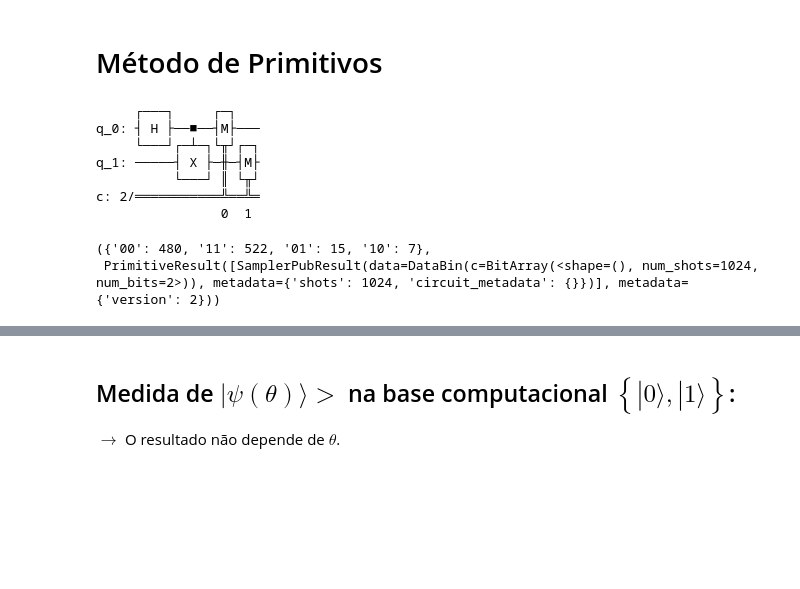
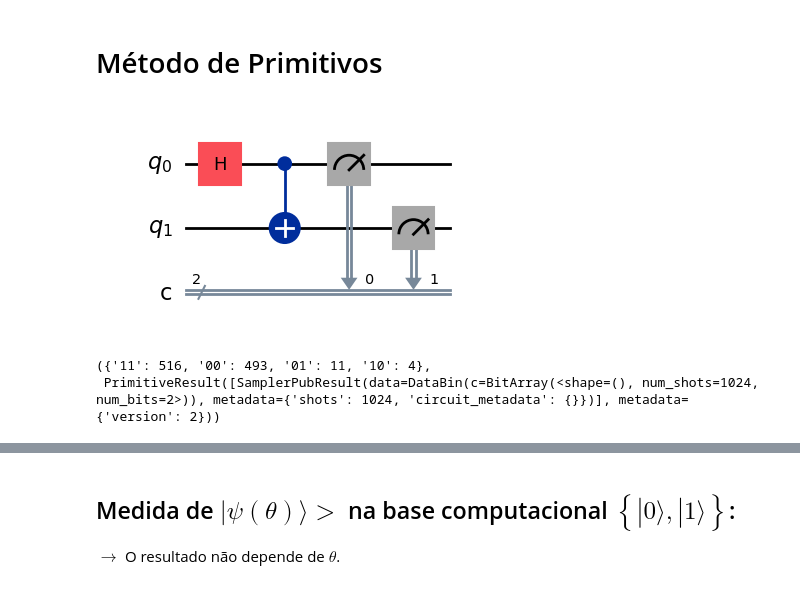
Before and after one commit to LucioFassarella/COP, a Jupyter notebook: curso_QC_FaseRelativa.ipynb, the cells around one changed output, grey strips where cells are left out. Cells and saved outputs as stored; diff of their text form; code cells hidden in the pictures; blank space fills up the shorter version.

```diff
--- a/curso_QC_FaseRelativa.ipynb
+++ b/curso_QC_FaseRelativa.ipynb
@@ -155,26 +151,21 @@ def qiskit_sampler(circuito_com_medidas, shots = None, backend = None):
 # %%
 '''
 Teste
 '''
 
 qc = QuantumCircuit(2,2)
 qc.h(0)
 qc.cx(0,1)
 qc.measure([0,1],[0,1])
-print(qc)
+#print(qc)
+display(qc.draw('mpl'))
 
 resultado = qiskit_sampler(qc)
 resultado
 # %% [output]
+[figure, added]
-     ┌───┐     ┌─┐
-q_0: ┤ H ├──■──┤M├───
-     └───┘┌─┴─┐└╥┘┌─┐
-q_1: ─────┤ X ├─╫─┤M├
-          └───┘ ║ └╥┘
-c: 2/═══════════╩══╩═
-                0  1
+({'11': 516, '00': 493, '01': 11, '10': 4},
+ PrimitiveResult([SamplerPubResult(data=DataBin(c=BitArray(<shape=(), num_shots=1024, num_bits=2>)), metadata={'shots': 1024, 'circuit_metadata': {}})], metadata={'version': 2}))
-({'00': 480, '11': 522, '01': 15, '10': 7},
- PrimitiveResult([SamplerPubResult(data=DataBin(c=BitArray(<shape=(), num_shots=1024, num_bits=2>)), metadata={'shots': 1024, 'circuit_metadata': {}})], metadata={'version': 2}))
 # %%
 def qiskit_estimator(circuito_sem_medidas, hamiltoniano, precisao = None, backend = None):
     '''
```
Also changed, not shown: parts of 9 cells of this notebook.
